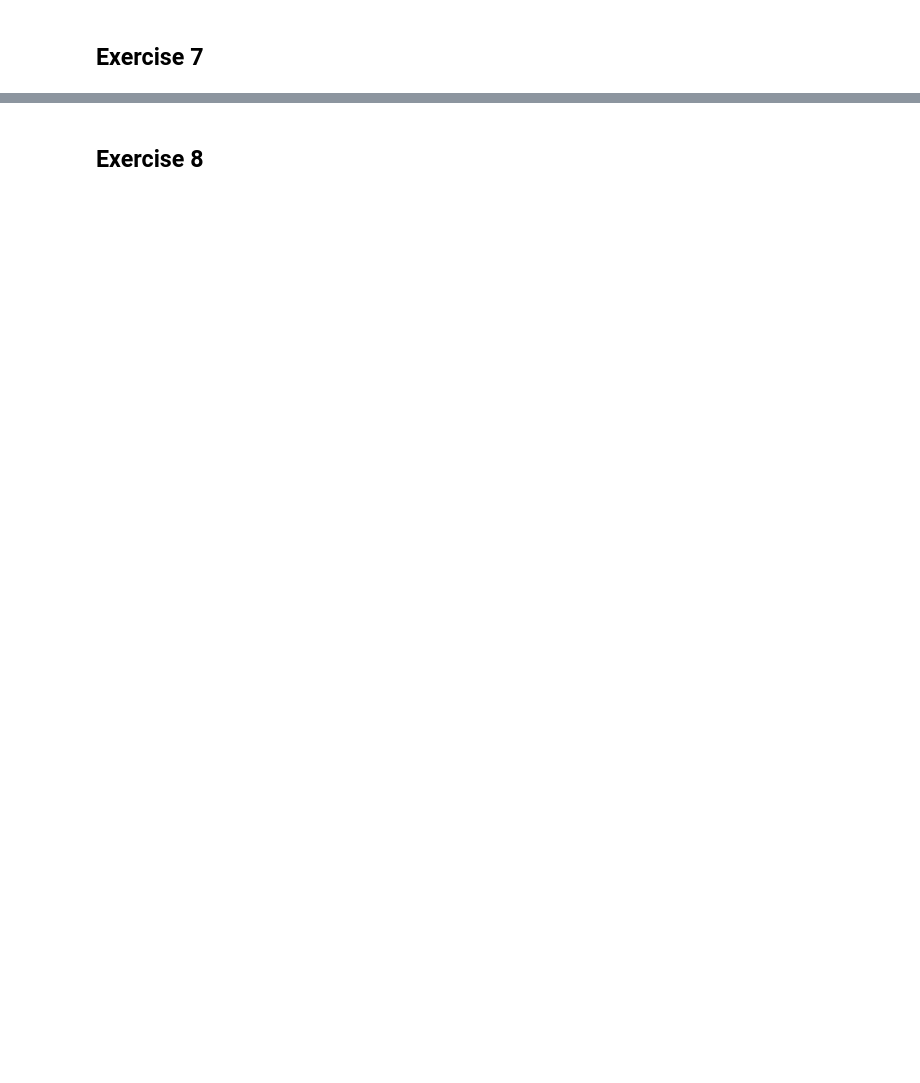
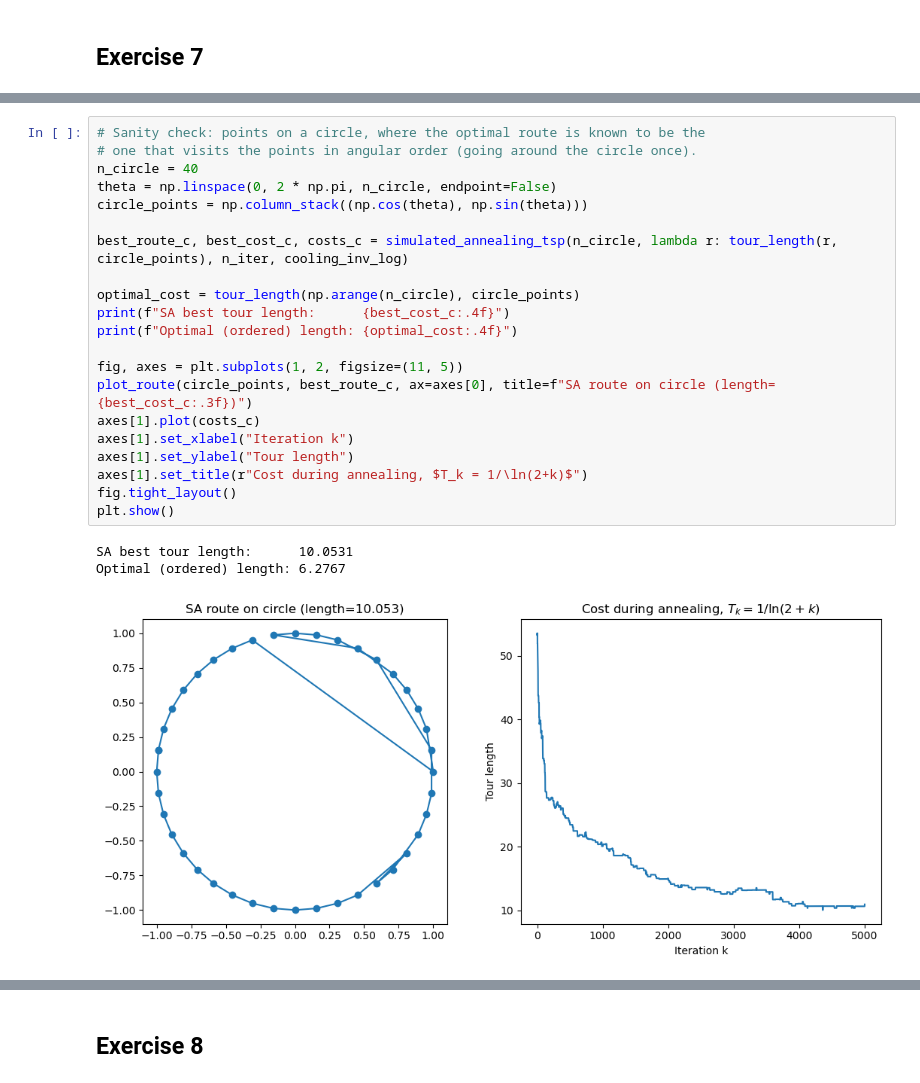
Before and after one commit to kris907j/Stochastic_sim, a Jupyter notebook: Exercises/all_exercises.ipynb, the cells around one changed output, grey strips where cells are left out. Drawn from its saved outputs; the diff is of its cells as text; blank space fills up the shorter version.

```diff
--- a/Exercises/all_exercises.ipynb
+++ b/Exercises/all_exercises.ipynb
@@ -2377,0 +2828,25 @@ plt.show()
+# %%
+# Sanity check: points on a circle, where the optimal route is known to be the
+# one that visits the points in angular order (going around the circle once).
+n_circle = 40
+theta = np.linspace(0, 2 * np.pi, n_circle, endpoint=False)
+circle_points = np.column_stack((np.cos(theta), np.sin(theta)))
+
+best_route_c, best_cost_c, costs_c = simulated_annealing_tsp(n_circle, lambda r: tour_length(r, circle_points), n_iter, cooling_inv_log)
+
+optimal_cost = tour_length(np.arange(n_circle), circle_points)
+print(f"SA best tour length:      {best_cost_c:.4f}")
+print(f"Optimal (ordered) length: {optimal_cost:.4f}")
+
+fig, axes = plt.subplots(1, 2, figsize=(11, 5))
+plot_route(circle_points, best_route_c, ax=axes[0], title=f"SA route on circle (length={best_cost_c:.3f})")
+axes[1].plot(costs_c)
+axes[1].set_xlabel("Iteration k")
+axes[1].set_ylabel("Tour length")
+axes[1].set_title(r"Cost during annealing, $T_k = 1/\ln(2+k)$")
+fig.tight_layout()
+plt.show()
+# %% [output]
+SA best tour length:      10.0531
+Optimal (ordered) length: 6.2767
+[figure, added]
```
Also changed, not shown: parts of 64 cells of this notebook.
